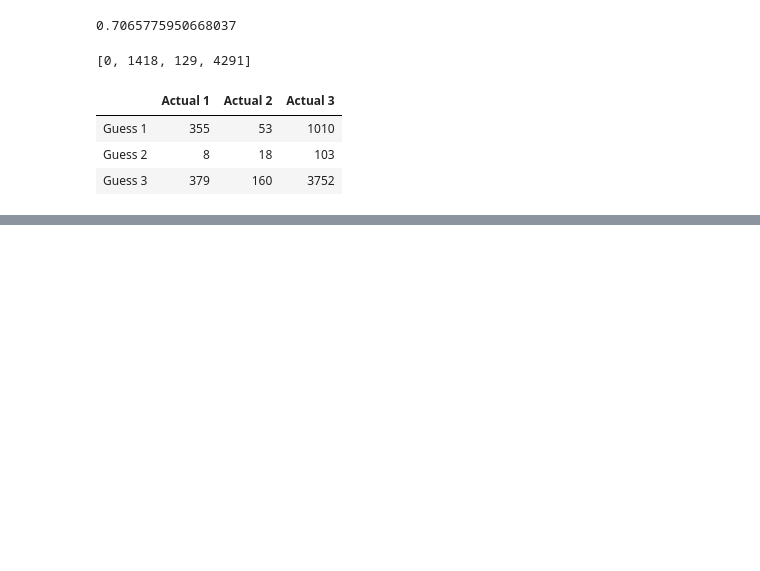
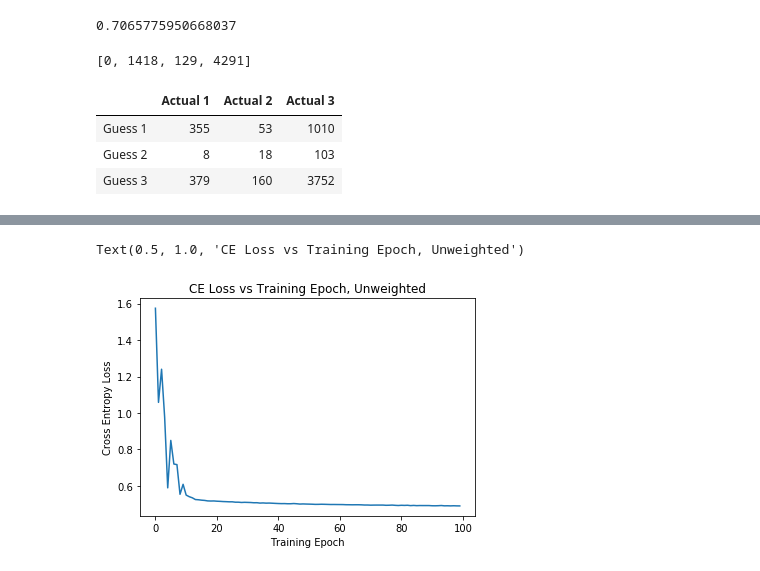
Before and after one commit to JonathanOnorato/BERT_Explore, a Jupyter notebook: BERTplusClassifier.ipynb, the cells around one changed output, grey strips where cells are left out. Cells and saved outputs as stored; diff of their text form; code cells hidden in the pictures; blank space fills up the shorter version.

```diff
--- a/BERTplusClassifier.ipynb
+++ b/BERTplusClassifier.ipynb
@@ -931,0 +1265,7 @@ CV_comp_NB = GridSearchCV(estimator = weighted_comp_NB, param_grid = param_grid_
+# %%
+#Set up what we'll use as an optimizer, and call it optimizer
+optimizer = optim.SGD(net.parameters(), lr = 0.1, momentum = 0.5)
+# %%
+#Flip our data into torch tensors
+token_tensor = torch.tensor(no_pad_tokens, requires_grad = True)
+label_tensor = torch.tensor(no_pad_labels, requires_grad = False)
@@ -931,0 +1280,25 @@ CV_comp_NB = GridSearchCV(estimator = weighted_comp_NB, param_grid = param_grid_
+# %%
+loss_tracker = []
+# %%
+#train for 100 epochs, cool. Lol it took like 30 seconds tops.
+for epoch in range(100):
+    optimizer.zero_grad()
+    outputs = net(token_tensor)
+    loss = criterion(outputs, label_tensor)
+    loss.backward()
+    optimizer.step()
+    #print(epoch)
+    #Ok, we need some way to save the losses as we go.
+    loss_tracker.append(loss.item())
+
+#     #walk through all of our training tokens, one token at a time
+#     for i, data2 in enumerate(data):
+#         X, Y = iter(data2)
+#         X, Y = Variable(torch.FloatTensor([X]), requires_grad=True), Variable(torch.FloatTensor([Y]), requires_grad=False)
+#         optimizer.zero_grad()
+#         outputs = net(X)
+#         loss = criterion(outputs, Y)
+#         loss.backward()
+#         optimizer.step()
+#         if (i % 10 == 0):
+#             print("Epoch {} - loss: {}".format(epoch, loss.data[0]))
@@ -931,0 +1327,8 @@ CV_comp_NB = GridSearchCV(estimator = weighted_comp_NB, param_grid = param_grid_
+# %%
+plt.plot(loss_tracker)
+plt.ylabel("Cross Entropy Loss")
+plt.xlabel("Training Epoch")
+plt.title("CE Loss vs Training Epoch, Unweighted")
+# %% [output]
+Text(0.5, 1.0, 'CE Loss vs Training Epoch, Unweighted')
+[figure, added]
```
Also changed, not shown: parts of 83 cells of this notebook.
